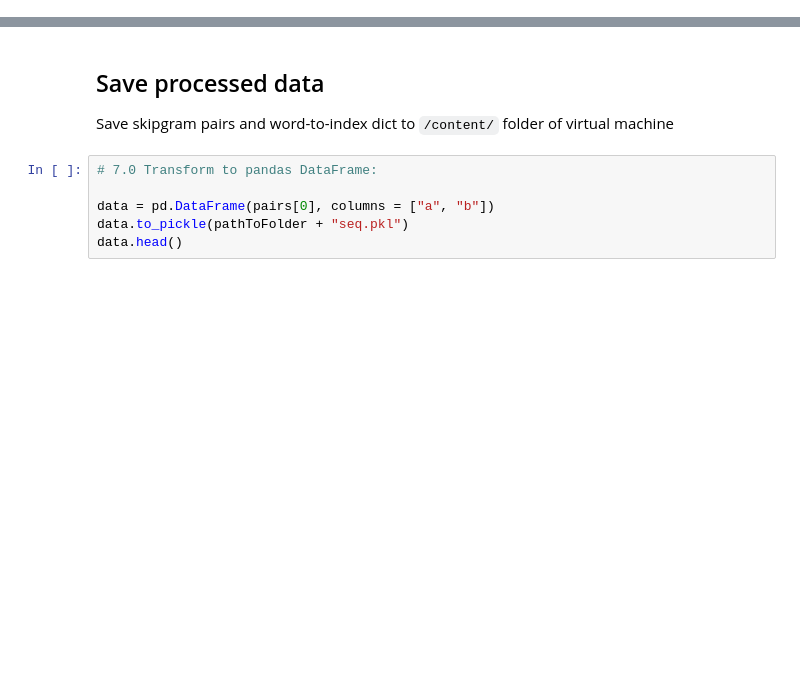
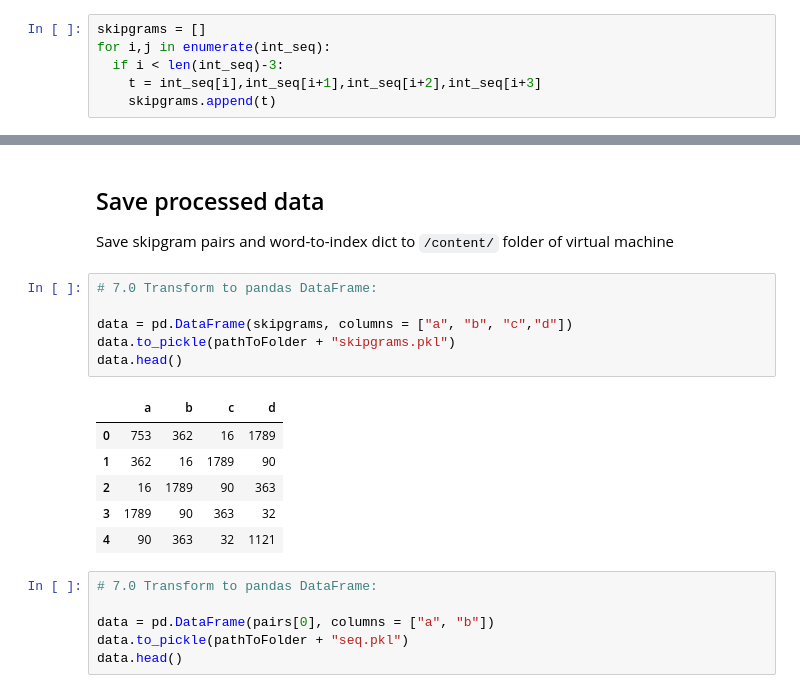
Before and after one commit to harnalashok/deeplearning-sequences, a Jupyter notebook: skipgram_generation.ipynb, the cells around one changed output, grey strips where cells are left out. Drawn from its saved outputs; the diff is of its cells as text; blank space fills up the shorter version.

```diff
--- a/skipgram_generation.ipynb
+++ b/skipgram_generation.ipynb
@@ -192,0 +195,6 @@ int_seq[:10]
+# %%
+skipgrams = []
+for i,j in enumerate(int_seq):
+  if i < len(int_seq)-3:
+    t = int_seq[i],int_seq[i+1],int_seq[i+2],int_seq[i+3]
+    skipgrams.append(t)
@@ -210,6 +226,19 @@ pairs[0]
 # %% [markdown]
 ## Save processed data
 Save skipgram pairs and word-to-index dict to `/content/` folder of virtual machine
+# %%
+# 7.0 Transform to pandas DataFrame:
+
+data = pd.DataFrame(skipgrams, columns = ["a", "b", "c","d"])
+data.to_pickle(pathToFolder + "skipgrams.pkl")
+data.head()
+# %% [output]
+|  | a | b | c | d |
+| 0 | 753 | 362 | 16 | 1789 |
+| 1 | 362 | 16 | 1789 | 90 |
+| 2 | 16 | 1789 | 90 | 363 |
+| 3 | 1789 | 90 | 363 | 32 |
+| 4 | 90 | 363 | 32 | 1121 |
 # %%
 # 7.0 Transform to pandas DataFrame:
 
```
Also changed, not shown: parts of 4 cells of this notebook.
